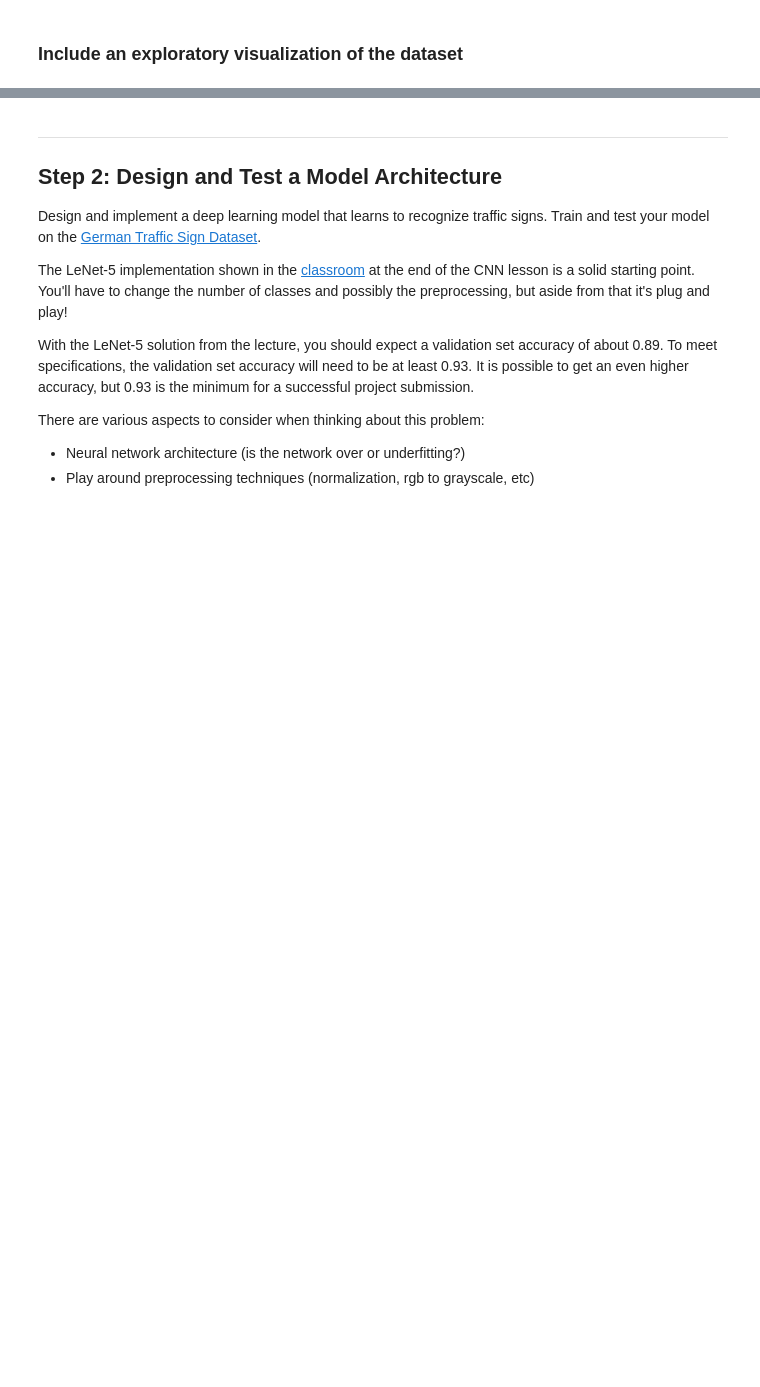
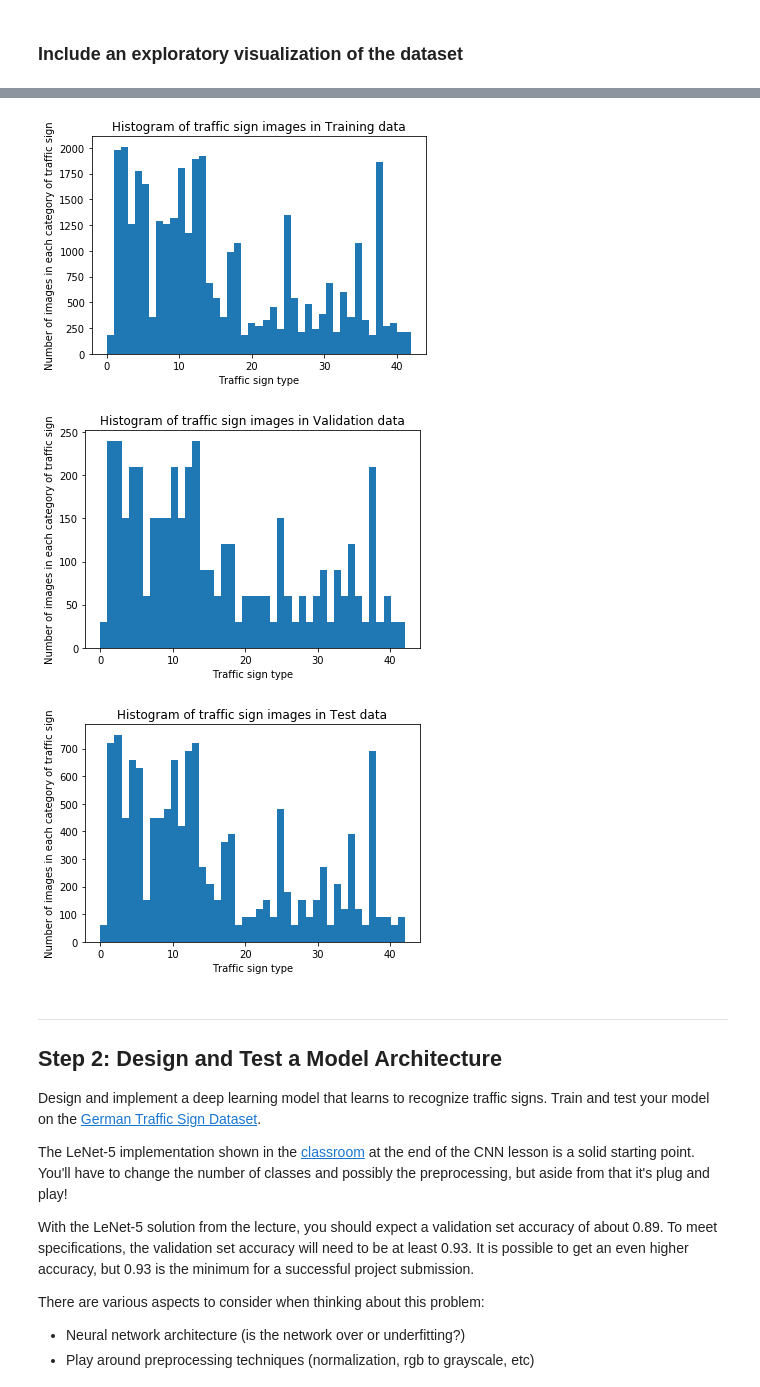
Before and after one commit to matrix00/traffic_sign_classifer, a Jupyter notebook: Traffic_Sign_Classifier.ipynb, the cells around one changed output, grey strips where cells are left out. Cells and saved outputs as stored; diff of their text form; code cells hidden in the pictures; blank space fills up the shorter version.

```diff
--- a/Traffic_Sign_Classifier.ipynb
+++ b/Traffic_Sign_Classifier.ipynb
@@ -127,3 +170,33 @@ print(y_train[index])
+# %%
+###exploratory visualization of the dataset.
+###Here is an exploratory visualization of the data set. It is a bar chart showing how the training data is
+###distributed accross all traffic signs
+
+nbins = n_output
+plt.hist(y_train, nbins)
+plt.title("Histogram of traffic sign images in Training data")
+plt.xlabel("Traffic sign type")
+plt.ylabel("Number of images in each category of traffic sign")
+plt.show()
+
+
+nbins = n_output
+plt.hist(y_valid, nbins)
+plt.title("Histogram of traffic sign images in Validation data")
+plt.xlabel("Traffic sign type")
+plt.ylabel("Number of images in each category of traffic sign")
+plt.show()
+
+nbins = n_output
+plt.hist(y_test, nbins)
+plt.title("Histogram of traffic sign images in Test data")
+plt.xlabel("Traffic sign type")
+plt.ylabel("Number of images in each category of traffic sign")
+plt.show()
+# %% [output]
+[figure, added]
+[figure, added]
+[figure, added]
 # %% [markdown]
 ----
 
```
Also changed, not shown: parts of 27 cells of this notebook, 3 other files.
